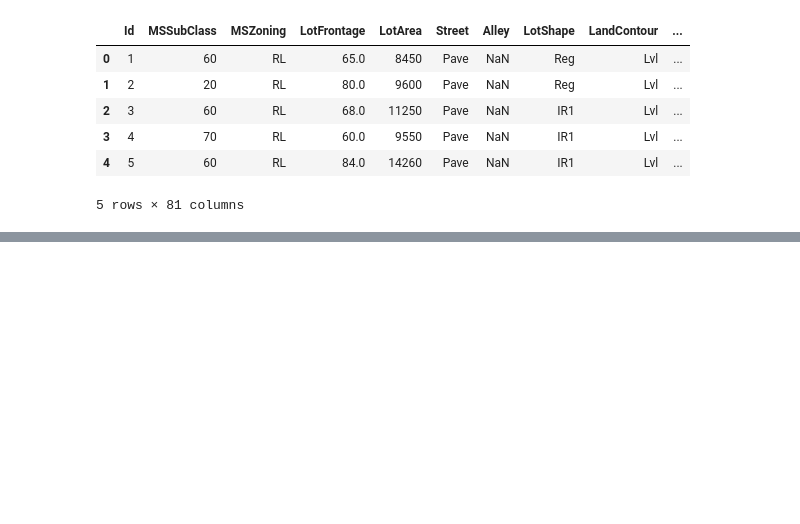
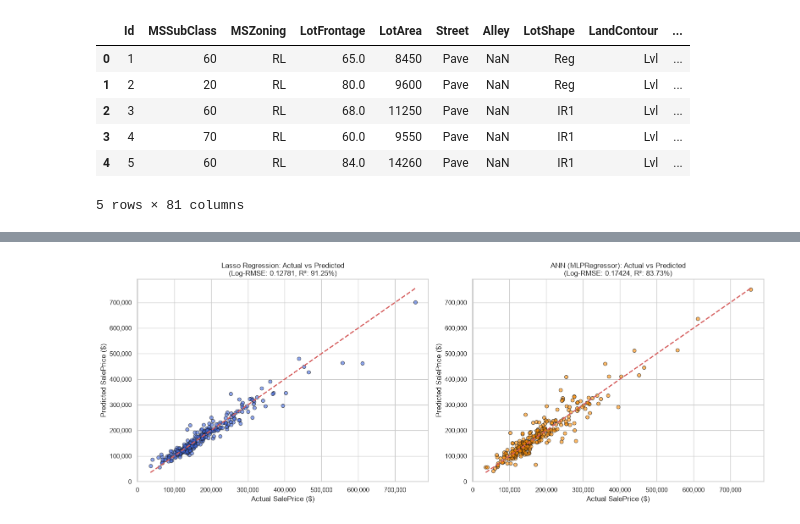
Before and after one commit to chavdatirth/Data-Science-project, a Jupyter notebook: House_Prices_Prediction.ipynb, the cells around one changed output, grey strips where cells are left out. Cells and saved outputs as stored; diff of their text form; code cells hidden in the pictures; blank space fills up the shorter version.

Commit message:
Add Artificial Neural Network (MLPRegressor) and comparison against Lasso Regression

```diff
--- a/House_Prices_Prediction.ipynb
+++ b/House_Prices_Prediction.ipynb
@@ -565,0 +366,19 @@ Predicted House Price: [211971.88335633]
+# %%
+# Build the ANN pipeline
+ann_pipeline = Pipeline(steps=[
+    ('preprocessor', preprocessor),
+    ('model', MLPRegressor(
+        hidden_layer_sizes=(128, 64, 32),
+        activation='relu',
+        solver='adam',
+        learning_rate_init=0.001,
+        max_iter=500,
+        early_stopping=True,
+        validation_fraction=0.1,
+        random_state=42
+    ))
+])
+
+print("Training Artificial Neural Network (ANN)...")
+ann_pipeline.fit(X_train, y_train)
+print(f"ANN trained successfully in {ann_pipeline.named_steps['model'].n_iter_} iterations!")
@@ -565,0 +442,26 @@ Predicted House Price: [211971.88335633]
+# %%
+# Figure 1: Actual vs Predicted Prices (Lasso vs ANN)
+fig, axes = plt.subplots(1, 2, figsize=(16, 6))
+
+# Lasso Actual vs Predicted
+axes[0].scatter(y_val_orig, lasso_preds_orig, alpha=0.6, color='royalblue', edgecolors='k')
+axes[0].plot([y_val_orig.min(), y_val_orig.max()], [y_val_orig.min(), y_val_orig.max()], 'r--', lw=2)
+axes[0].set_title(f"Lasso Regression: Actual vs Predicted\n(Log-RMSE: {lasso_rmse_log:.5f}, R²: {lasso_r2:.2%})", fontsize=12)
+axes[0].set_xlabel("Actual SalePrice ($)")
+axes[0].set_ylabel("Predicted SalePrice ($)")
+axes[0].get_xaxis().set_major_formatter(plt.FuncFormatter(lambda x, loc: "{:,}".format(int(x))))
+axes[0].get_yaxis().set_major_formatter(plt.FuncFormatter(lambda x, loc: "{:,}".format(int(x))))
+
+# ANN Actual vs Predicted
+axes[1].scatter(y_val_orig, ann_preds_orig, alpha=0.6, color='darkorange', edgecolors='k')
+axes[1].plot([y_val_orig.min(), y_val_orig.max()], [y_val_orig.min(), y_val_orig.max()], 'r--', lw=2)
+axes[1].set_title(f"ANN (MLPRegressor): Actual vs Predicted\n(Log-RMSE: {ann_rmse_log:.5f}, R²: {ann_r2:.2%})", fontsize=12)
+axes[1].set_xlabel("Actual SalePrice ($)")
+axes[1].set_ylabel("Predicted SalePrice ($)")
+axes[1].get_xaxis().set_major_formatter(plt.FuncFormatter(lambda x, loc: "{:,}".format(int(x))))
+axes[1].get_yaxis().set_major_formatter(plt.FuncFormatter(lambda x, loc: "{:,}".format(int(x))))
+
+plt.tight_layout()
+plt.show()
+# %% [output]
+[figure, added]
```
Also changed, not shown: parts of 54 cells of this notebook, 4 other files.
